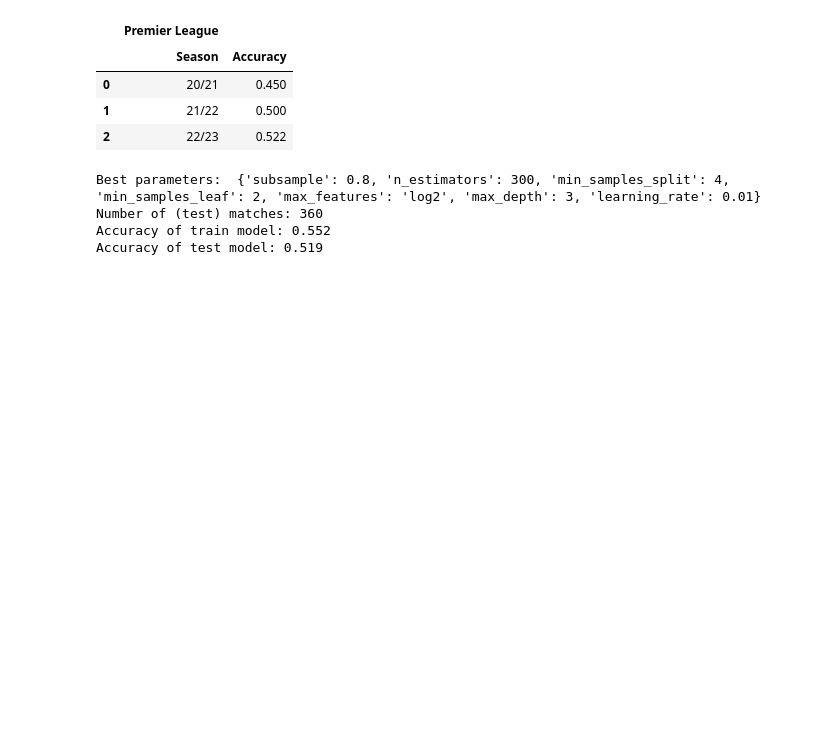
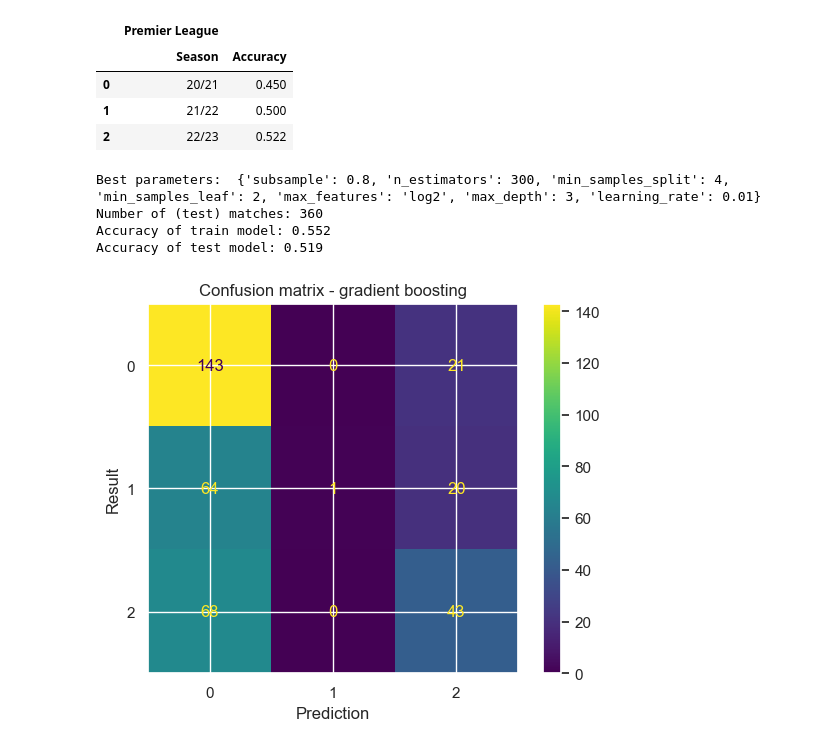
Before and after one commit to tmaxell/footforecast, a Jupyter notebook: analysis.ipynb, the cells around one changed output. Saved outputs shown, nothing was run; the diff lists cells and outputs as text; code cells hidden in the pictures; blank space fills up the shorter version.

```diff
--- a/analysis.ipynb
+++ b/analysis.ipynb
@@ -856,3 +857,7 @@ Best parameters:  {'subsample': 0.8, 'n_estimators': 300, 'min_samples_split': 4
 Number of (test) matches: 360
 Accuracy of train model: 0.552
 Accuracy of test model: 0.519
+# %%
+plot_confustion_matrix(y_test, y_pred_gb, gb_clf, 'gradient boosting')
+# %% [output]
+[figure, added]
```
Also changed, not shown: parts of 5 cells of this notebook.
